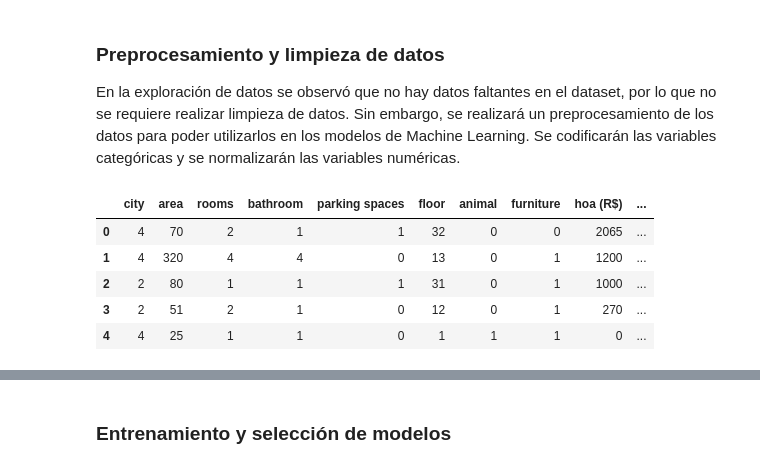
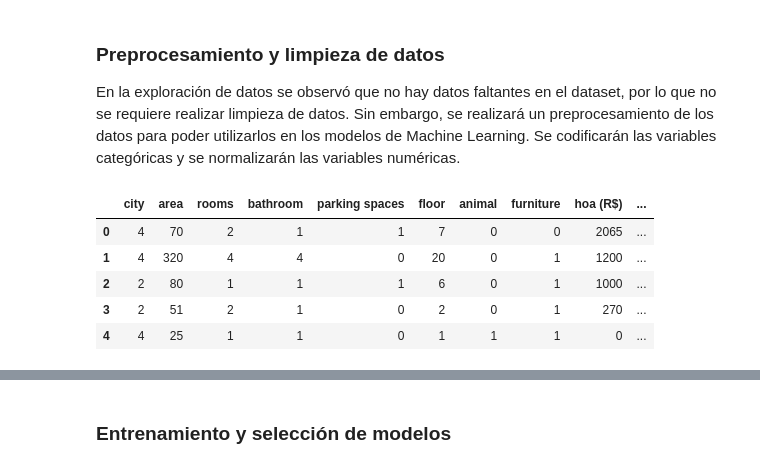
Before and after one commit to markalbrand56/DS-Laboratorio-8, a Jupyter notebook: modelo.ipynb, the cells around one changed output, grey strips where cells are left out. Saved outputs shown, nothing was run; the diff lists cells and outputs as text; code cells hidden in the pictures.

```diff
--- a/modelo.ipynb
+++ b/modelo.ipynb
@@ -174,15 +173,13 @@ lb = LabelBinarizer()
 # %%
-data['animal'] = lb.fit_transform(data['animal'])
-data['furniture'] = lb.fit_transform(data['furniture'])
+data['animal'] = le.fit_transform(data['animal'])
+data['furniture'] = le.fit_transform(data['furniture'])
 
 data['city'] = le.fit_transform(data['city'])
-data['floor'] = le.fit_transform(data['floor'])
-
 data.head()
 # %% [output]
 |  | city | area | rooms | bathroom | parking spaces | floor | animal | furniture | hoa (R$) | ... |
-| 0 | 4 | 70 | 2 | 1 | 1 | 32 | 0 | 0 | 2065 | ... |
-| 1 | 4 | 320 | 4 | 4 | 0 | 13 | 0 | 1 | 1200 | ... |
-| 2 | 2 | 80 | 1 | 1 | 1 | 31 | 0 | 1 | 1000 | ... |
-| 3 | 2 | 51 | 2 | 1 | 0 | 12 | 0 | 1 | 270 | ... |
+| 0 | 4 | 70 | 2 | 1 | 1 | 7 | 0 | 0 | 2065 | ... |
+| 1 | 4 | 320 | 4 | 4 | 0 | 20 | 0 | 1 | 1200 | ... |
+| 2 | 2 | 80 | 1 | 1 | 1 | 6 | 0 | 1 | 1000 | ... |
+| 3 | 2 | 51 | 2 | 1 | 0 | 2 | 0 | 1 | 270 | ... |
 | 4 | 4 | 25 | 1 | 1 | 0 | 1 | 1 | 1 | 0 | ... |
```
Also changed, not shown: parts of 15 cells of this notebook, 3 other files.
